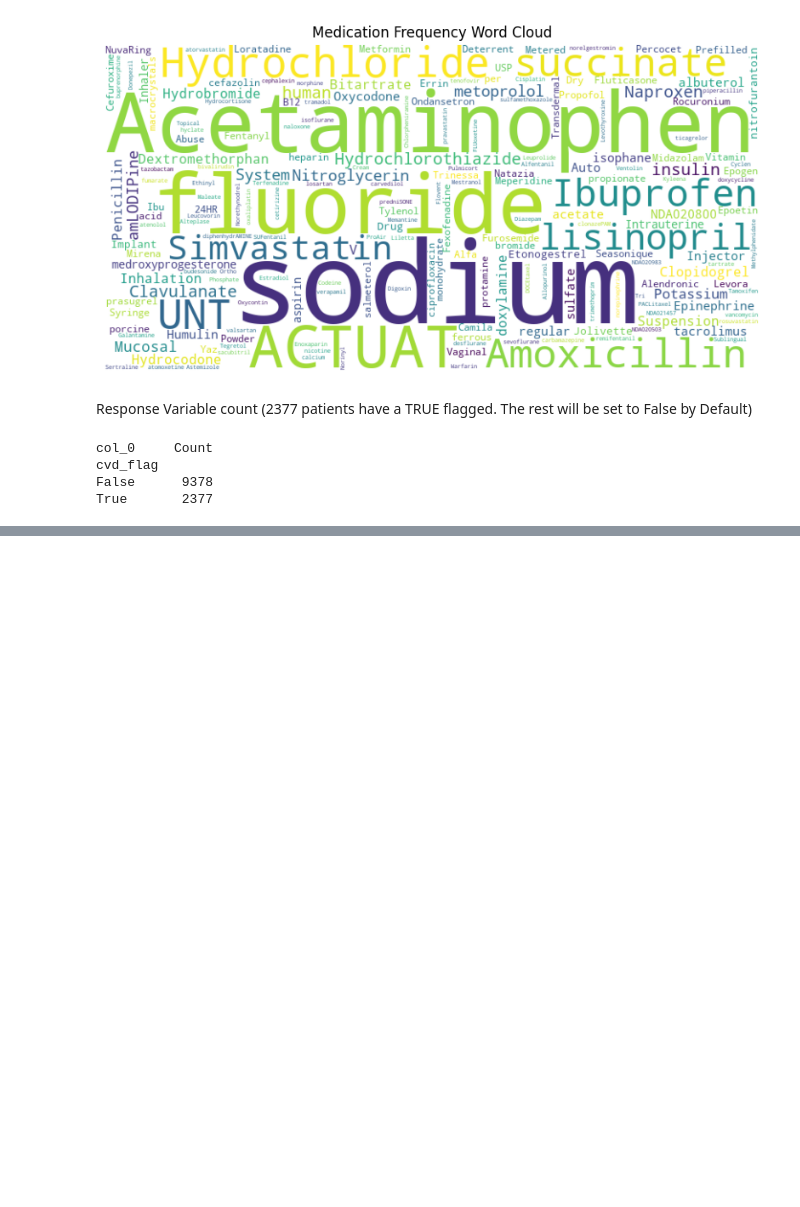
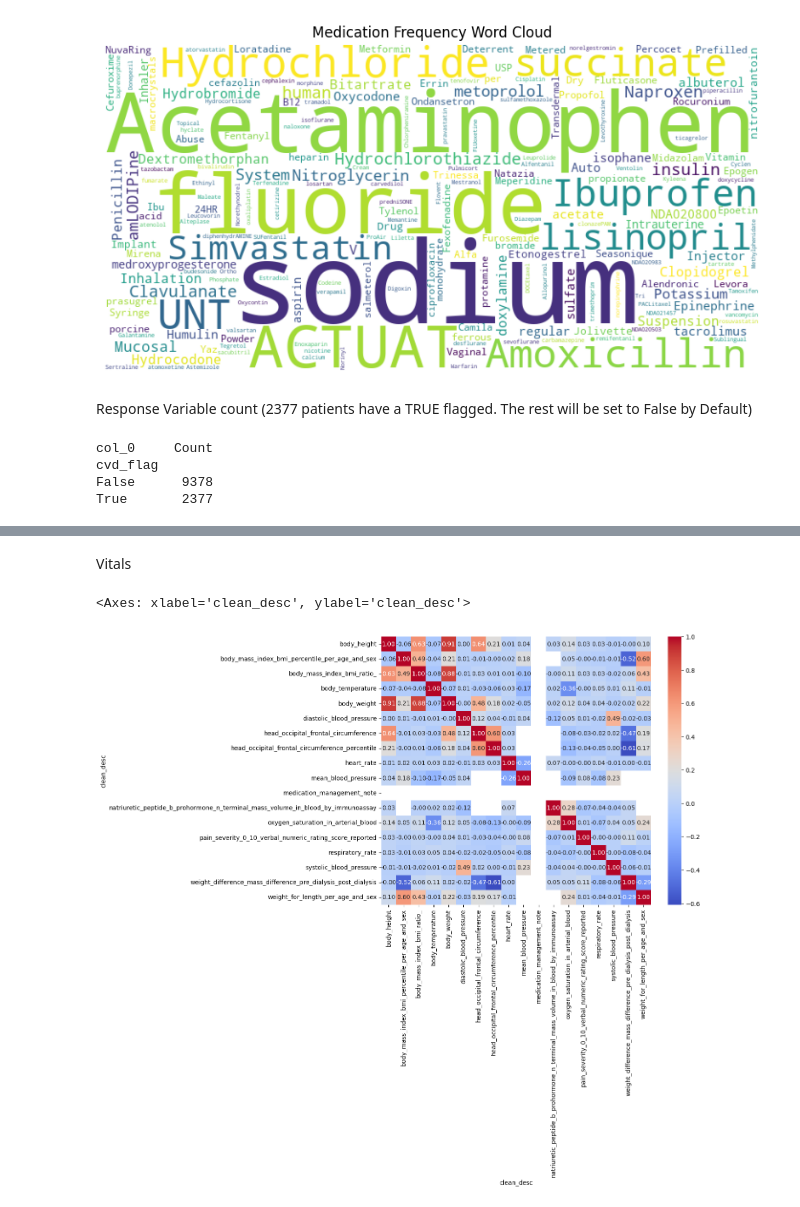
Before and after one commit to arm523-arteid/DSCI498, a Jupyter notebook: src/ExploreData.ipynb, the cells around one changed output, grey strips where cells are left out. Drawn from its saved outputs; the diff is of its cells as text; code cells hidden in the pictures; blank space fills up the shorter version.

```diff
--- a/src/ExploreData.ipynb
+++ b/src/ExploreData.ipynb
@@ -157,0 +211,28 @@ True       2377
+# %% [markdown]
+Vitals
+# %%
+#clean what will become variables
+observations["clean_desc"] = observations["DESCRIPTION"].astype(str).str.strip().str.lower().str.replace(r'\W+', '_', regex=True)
+
+f_wide = observations.pivot_table(
+    index="PATIENT",
+    columns="clean_desc",
+    values="VALUE",
+    aggfunc='first'  # only 1 already but keeping it here
+).reset_index()
+
+#they need to be numeric
+for col in f_wide.columns:
+    if col != "PATIENT":
+        f_wide[col] = pd.to_numeric(f_wide[col], errors='coerce')
+
+#Compute the correlation matrix
+numeric_df = f_wide.select_dtypes(include=[np.number])
+numeric_df_corr_matrix = numeric_df.corr()
+
+# Plot the correlation matrix as a heatmap
+plt.figure(figsize=(10, 8))
+sns.heatmap(numeric_df_corr_matrix, annot=True, cmap='coolwarm', fmt=".2f")
+# %% [output]
+<Axes: xlabel='clean_desc', ylabel='clean_desc'>
+[figure, added]
```
Also changed, not shown: parts of 7 cells of this notebook, 5 other files.
